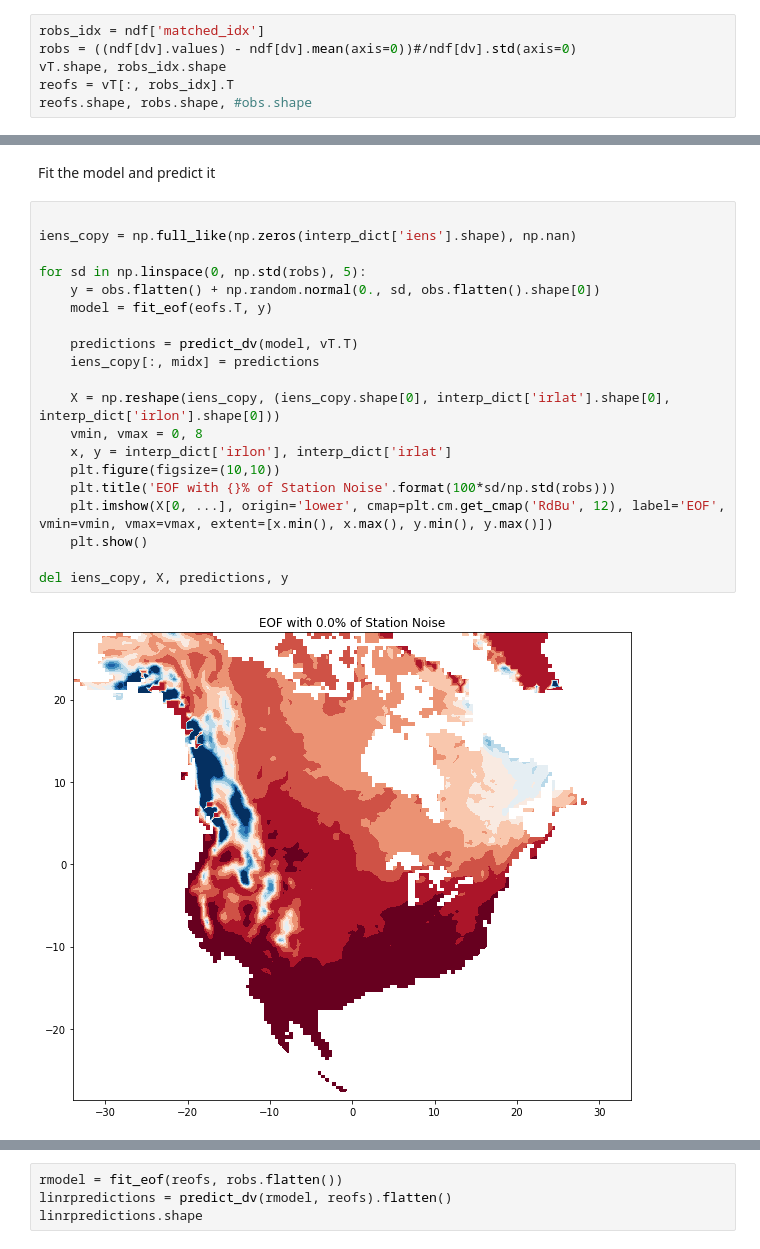
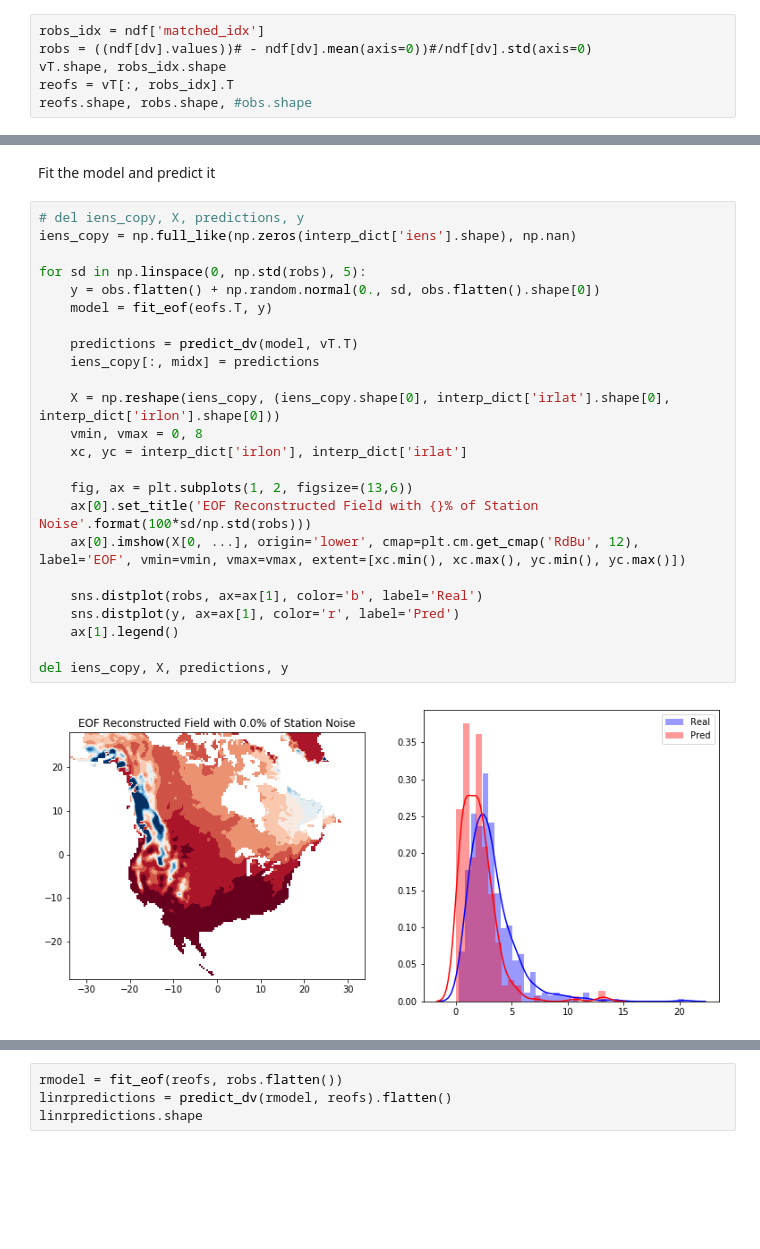
Before and after one commit to pacificclimate/climpyrical, a Jupyter notebook: notebooks/snow.ipynb, the cells around one changed output, grey strips where cells are left out. Drawn from its saved outputs; the diff is of its cells as text; blank space fills up the shorter version.

Commit message:
station dist & pred dist next to reconstruction at various noise levels

```diff
--- a/notebooks/snow.ipynb
+++ b/notebooks/snow.ipynb
@@ -155,7 +155,7 @@ slope 1.0000000000000004 r2_val 0.9999999999999997
 #### Use the real observations and regress
 # %%
 robs_idx = ndf['matched_idx']
-robs = ((ndf[dv].values) - ndf[dv].mean(axis=0))#/ndf[dv].std(axis=0)
+robs = ((ndf[dv].values))# - ndf[dv].mean(axis=0))#/ndf[dv].std(axis=0)
 vT.shape, robs_idx.shape
 reofs = vT[:, robs_idx].T
 reofs.shape, robs.shape, #obs.shape
@@ -204,24 +204,28 @@ Compare the distributions of the station observations and of the models
 # %% [markdown]
 Fit the model and predict it
 # %%
-
+# del iens_copy, X, predictions, y
 iens_copy = np.full_like(np.zeros(interp_dict['iens'].shape), np.nan)
 
 for sd in np.linspace(0, np.std(robs), 5):
     y = obs.flatten() + np.random.normal(0., sd, obs.flatten().shape[0])
     model = fit_eof(eofs.T, y)
 
     predictions = predict_dv(model, vT.T)
     iens_copy[:, midx] = predictions
 
     X = np.reshape(iens_copy, (iens_copy.shape[0], interp_dict['irlat'].shape[0], interp_dict['irlon'].shape[0]))
     vmin, vmax = 0, 8
-    x, y = interp_dict['irlon'], interp_dict['irlat']
-    plt.figure(figsize=(10,10))
-    plt.title('EOF with {}% of Station Noise'.format(100*sd/np.std(robs)))
-    plt.imshow(X[0, ...], origin='lower', cmap=plt.cm.get_cmap('RdBu', 12), label='EOF', vmin=vmin, vmax=vmax, extent=[x.min(), x.max(), y.min(), y.max()])
-    plt.show()
+    xc, yc = interp_dict['irlon'], interp_dict['irlat']
+
+    fig, ax = plt.subplots(1, 2, figsize=(13,6))
+    ax[0].set_title('EOF Reconstructed Field with {}% of Station Noise'.format(100*sd/np.std(robs)))
+    ax[0].imshow(X[0, ...], origin='lower', cmap=plt.cm.get_cmap('RdBu', 12), label='EOF', vmin=vmin, vmax=vmax, extent=[xc.min(), xc.max(), yc.min(), yc.max()])
+
+    sns.distplot(robs, ax=ax[1], color='b', label='Real')
+    sns.distplot(y, ax=ax[1], color='r', label='Pred')
+    ax[1].legend()
 
 del iens_copy, X, predictions, y
 # %% [output]
-[figure, old version]
+[figure, new version]
```
Also changed, not shown: parts of 4 cells of this notebook.
